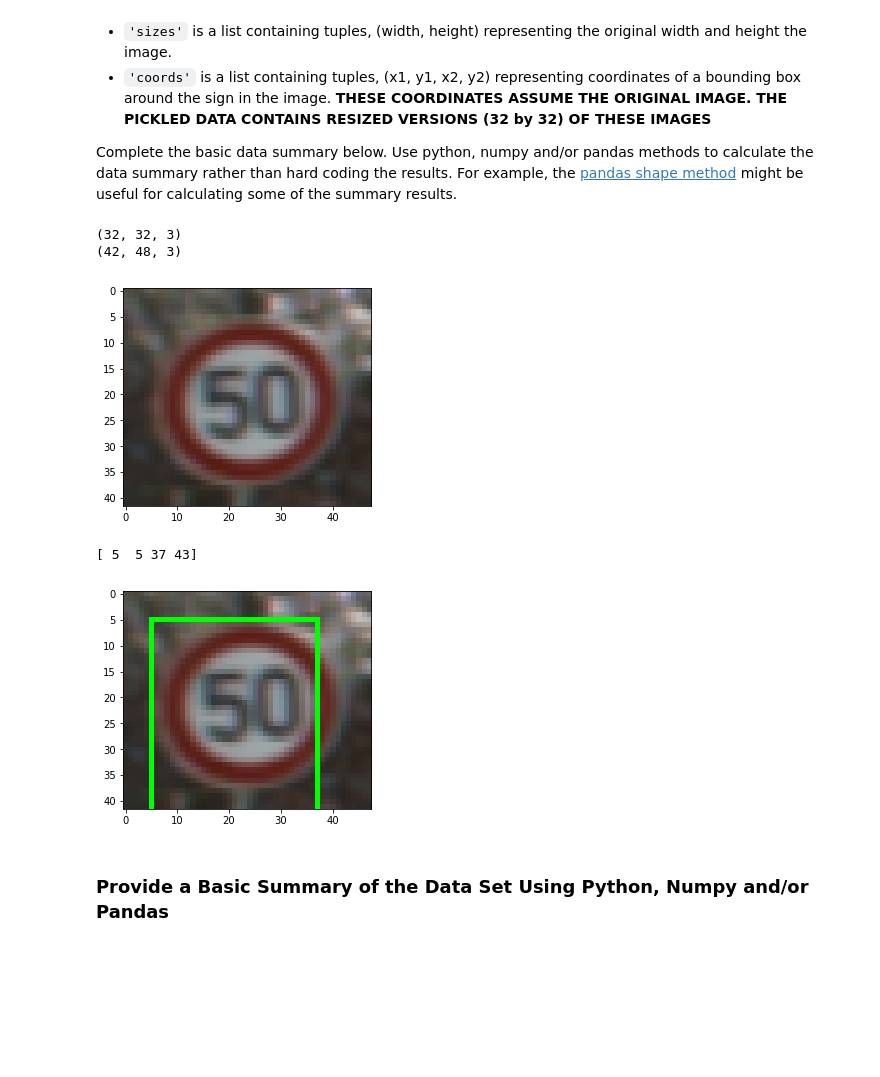
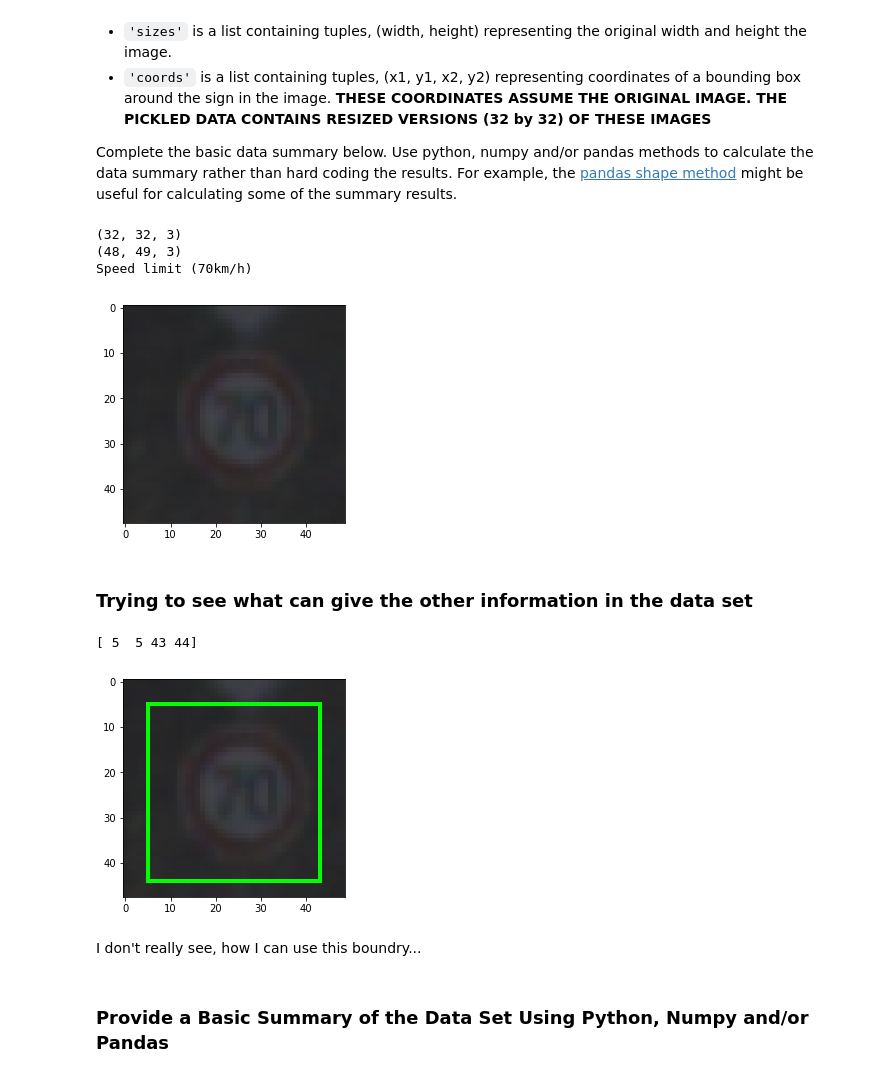
Before and after one commit to maslovw/SDND, a Jupyter notebook: TrafficSignlassifier/Traffic_Sign_Classifier.ipynb, the cells around one changed output. Drawn from its saved outputs; the diff is of its cells as text; code cells hidden in the pictures; blank space fills up the shorter version.

```diff
--- a/TrafficSignlassifier/Traffic_Sign_Classifier.ipynb
+++ b/TrafficSignlassifier/Traffic_Sign_Classifier.ipynb
@@ -97,25 +86,31 @@ from scipy.misc import imresize
 s_train = train['sizes']
 c_train = train['coords']
 # %%
-img_n = 19124
+img_n = randint(0, len(X_train))
 oimg = X_train[img_n].copy()
 img = imresize(oimg.copy(), s_train[img_n])
 
 imshow(img)
 print(oimg.shape)
 print(img.shape)
+print(signames[y_train[img_n]])
 # %% [output]
 (32, 32, 3)
-(42, 48, 3)
+(48, 49, 3)
+Speed limit (70km/h)
-[figure, old version]
+[figure, new version]
+# %% [markdown]
+### Trying to see what can give the other information in the data set
 # %%
 img = cv2.rectangle(img, tuple(c_train[img_n][:2]), tuple(c_train[img_n][2:]), [0,255,0], 1)
 
 imshow(img)
 print(c_train[img_n])
 # %% [output]
-[ 5  5 37 43]
+[ 5  5 43 44]
-[figure, old version]
+[figure, new version]
+# %% [markdown]
+I don't really see, how I can use this boundry...
 # %% [markdown]
 ### Provide a Basic Summary of the Data Set Using Python, Numpy and/or Pandas
 # %%
```
Also changed, not shown: parts of 50 cells of this notebook, 1 other file.
